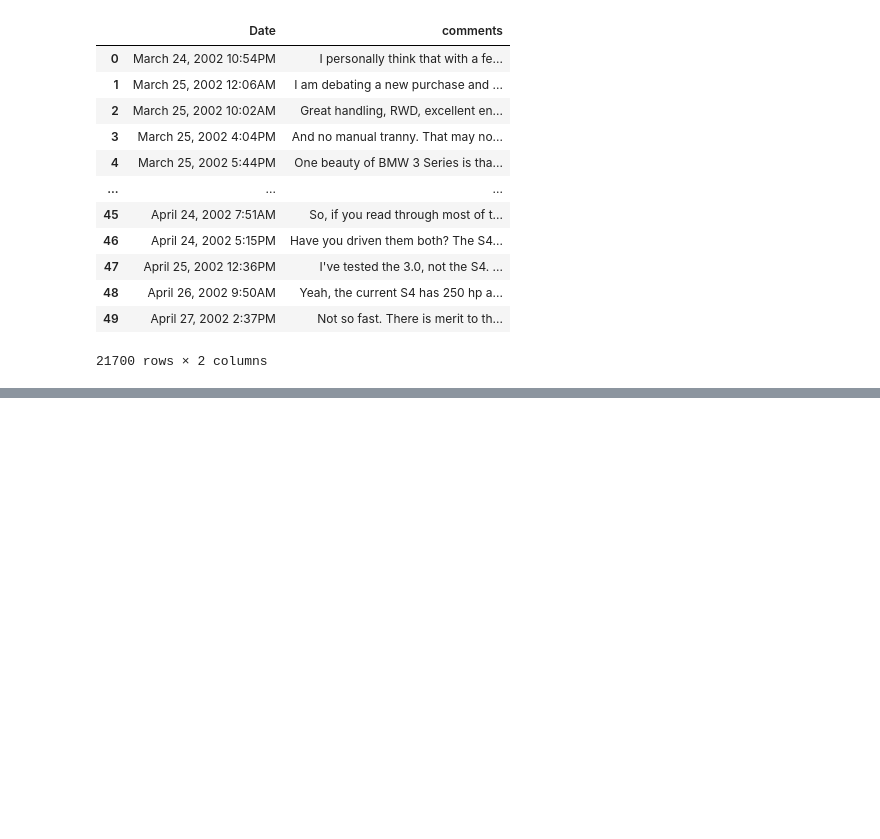
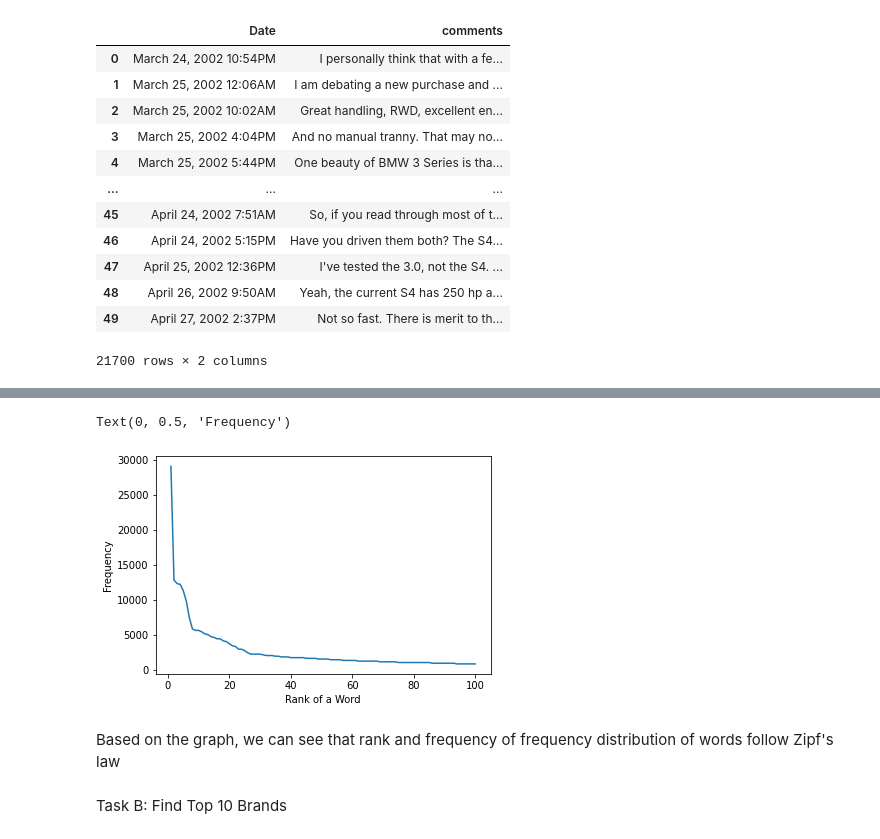
Before and after one commit to squareitall/Unstructured_data_assignment_1, a Jupyter notebook: Unstructured_Edmunds_Text_Analysis.ipynb, the cells around one changed output, grey strips where cells are left out. Saved outputs shown, nothing was run; the diff lists cells and outputs as text; code cells hidden in the pictures; blank space fills up the shorter version.

```diff
--- a/Unstructured_Edmunds_Text_Analysis.ipynb
+++ b/Unstructured_Edmunds_Text_Analysis.ipynb
@@ -174,0 +182,5 @@ results.csv  sample_data
+# %%
+master_df = pd.read_csv('results.csv')
+# %%
+# Taking newest 5000 comments
+newest_df = master_df.tail(5000)
@@ -174,0 +210,4 @@ results.csv  sample_data
+# %%
+from collections import Counter
+p = Counter(" ".join(newest_df['comments']).split()).most_common(100)
+rslt = pd.DataFrame(p, columns=['Word', 'Frequency'])
@@ -174,0 +233,11 @@ results.csv  sample_data
+# %%
+plt.plot(rslt.index+1,rslt['Frequency'])
+plt.xlabel('Rank of a Word')
+plt.ylabel('Frequency')
+# %% [output]
+Text(0, 0.5, 'Frequency')
+[figure, added]
+# %% [markdown]
+Based on the graph, we can see that rank and frequency of frequency distribution of words follow Zipf's law
+# %% [markdown]
+Task B: Find Top 10 Brands
```
Also changed, not shown: parts of 16 cells of this notebook.
